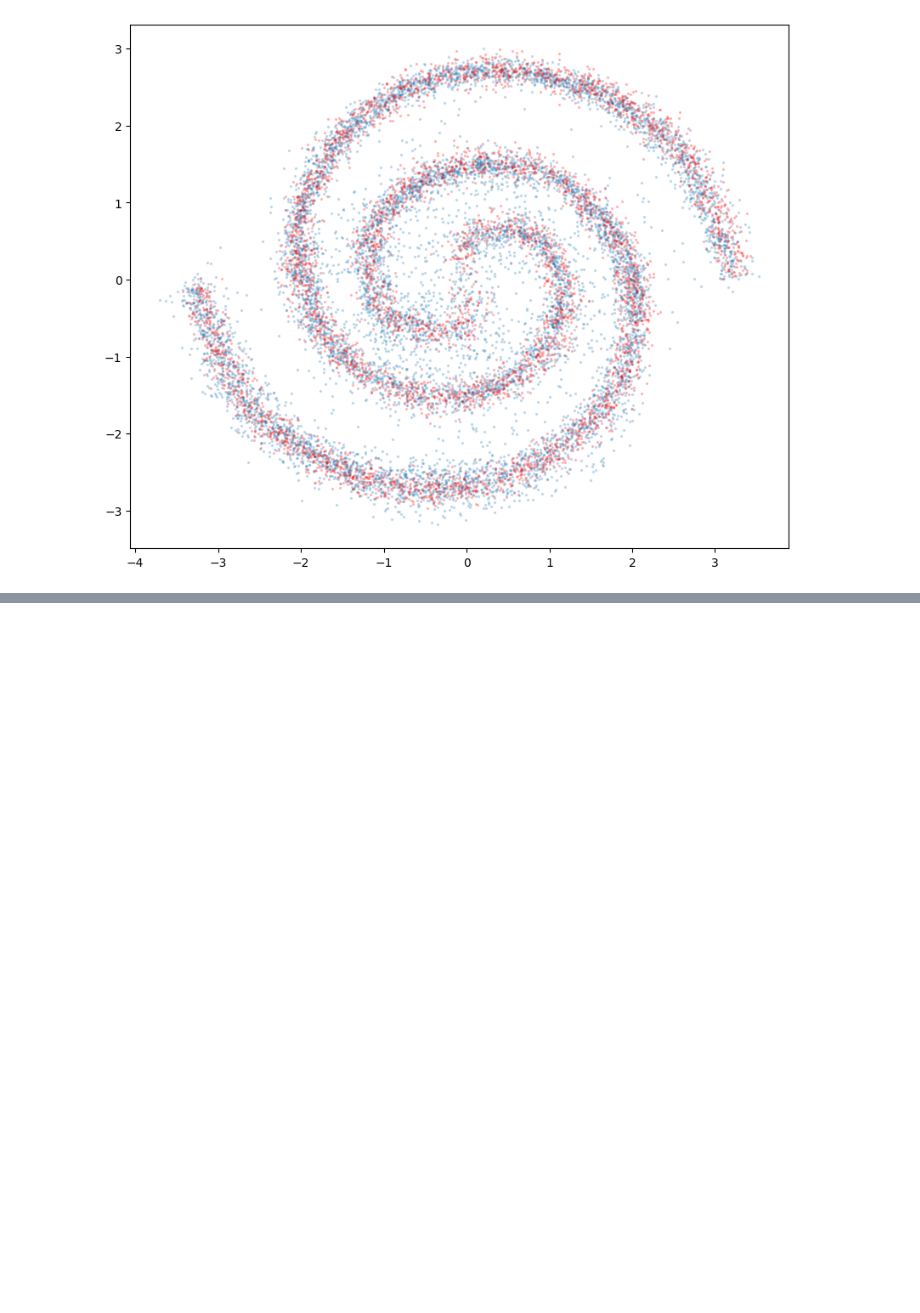
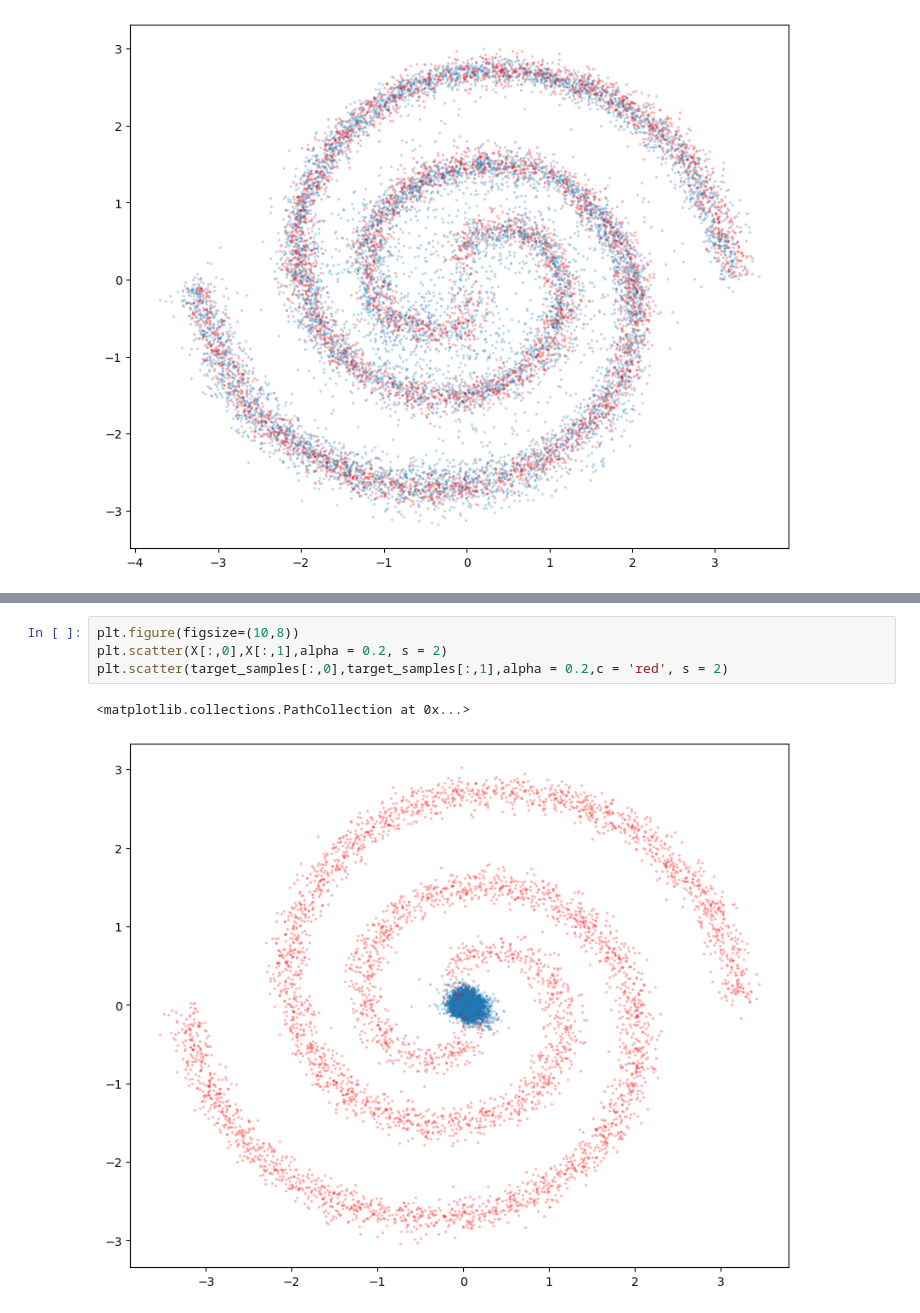
Before and after one commit to AHsu98/StoKAAsticInterpolants, a Jupyter notebook: ExampleNotebooks/SprialExampleDDC.ipynb, the cells around one changed output, grey strips where cells are left out. Drawn from its saved outputs; the diff is of its cells as text; blank space fills up the shorter version.

```diff
--- a/ExampleNotebooks/SprialExampleDDC.ipynb
+++ b/ExampleNotebooks/SprialExampleDDC.ipynb
@@ -145,0 +184,7 @@ plt.scatter(target_samples[:,0],target_samples[:,1],alpha = 0.2,c = 'red', s = 2
+# %%
+plt.figure(figsize=(10,8))
+plt.scatter(X[:,0],X[:,1],alpha = 0.2, s = 2)
+plt.scatter(target_samples[:,0],target_samples[:,1],alpha = 0.2,c = 'red', s = 2)
+# %% [output]
+<matplotlib.collections.PathCollection at 0x...>
+[figure, added]
```
Also changed, not shown: parts of 7 cells of this notebook, 2 other files.
